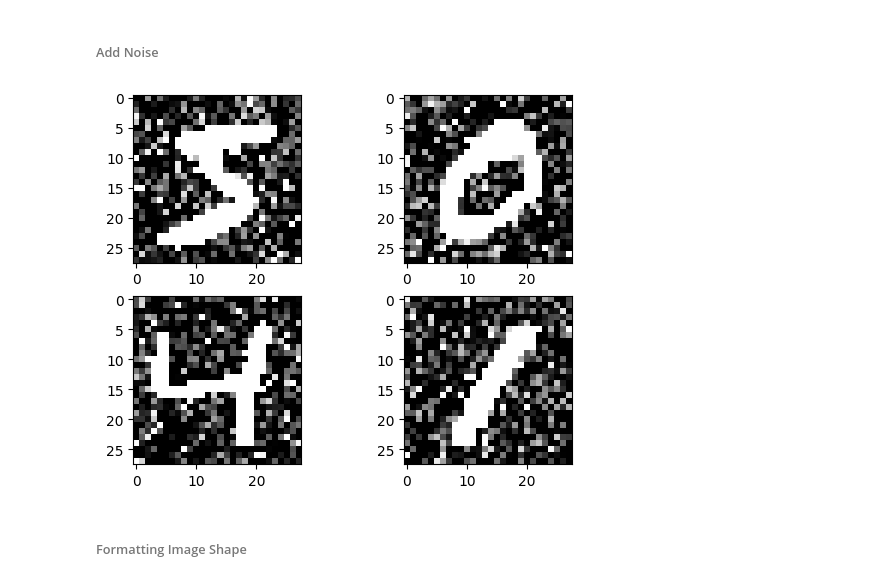
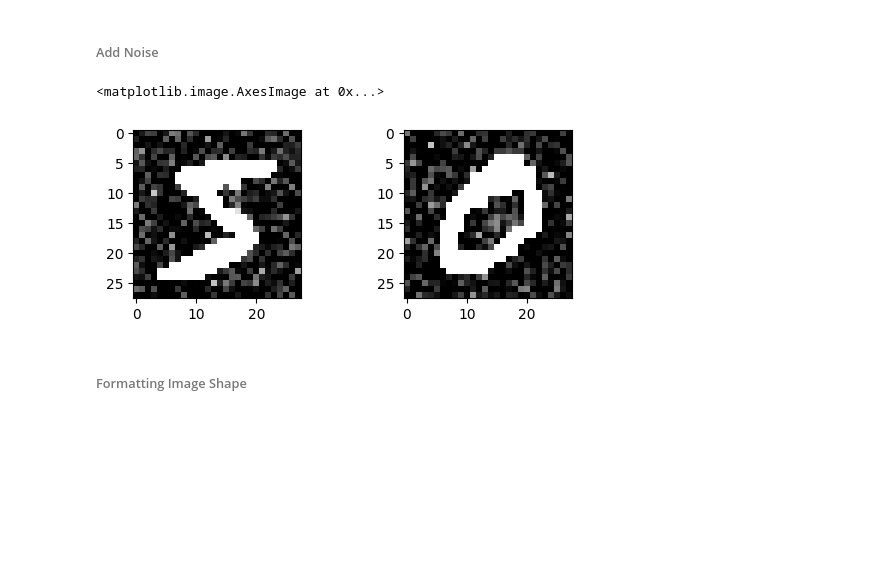
Before and after one commit to adi-ghosh/DAENoiseProfile, a Jupyter notebook: Noise Profile.ipynb, the cells around one changed output. Cells and saved outputs as stored; diff of their text form; code cells hidden in the pictures; blank space fills up the shorter version.

Commit message:
Update Noise Profile.ipynb
Added Zahra code for Gaussian and S&P noise

```diff
--- a/Noise Profile.ipynb
+++ b/Noise Profile.ipynb
@@ -46,22 +47,27 @@ plt.show()
 ###### Add Noise
 # %%
 noise_factor = 0.25
+# Add Gaussian noise
 MNIST_x_train_guassian = MNIST_X_train + noise_factor * numpy.random.normal(loc=0.0, scale=1.0, size=MNIST_X_train.shape)
 MNIST_x_test_guassian = MNIST_X_test + noise_factor * numpy.random.normal(loc=0.0, scale=1.0, size=MNIST_X_test.shape)
+
+# Clip values to be between 0 and 1
 MNIST_x_train_guassian = numpy.clip(MNIST_x_train_guassian, 0., 1.)
 MNIST_x_test_guassian = numpy.clip(MNIST_x_test_guassian, 0., 1.)
+
+# Reshape the data for visualization
+MNIST_x_train_guassian_reshaped = MNIST_x_train_guassian.reshape(-1, 28, 28)
+MNIST_x_test_guassian_reshaped = MNIST_x_test_guassian.reshape(-1, 28, 28)
+
+# Visualize the noisy data
 plt.subplot(221)
-plt.imshow(MNIST_x_train_guassian[0], cmap=plt.get_cmap('gray'))
+plt.imshow(MNIST_x_train_guassian_reshaped[0], cmap=plt.get_cmap('gray'))
 plt.subplot(222)
-plt.imshow(MNIST_x_train_guassian[1], cmap=plt.get_cmap('gray'))
-plt.subplot(223)
-plt.imshow(MNIST_x_train_guassian[2], cmap=plt.get_cmap('gray'))
-plt.subplot(224)
-plt.imshow(MNIST_x_train_guassian[3], cmap=plt.get_cmap('gray'))
-# show the plot
-plt.show()
+plt.imshow(MNIST_x_train_guassian_reshaped[1], cmap=plt.get_cmap('gray'))
+# ... and so on for other subplots
 # %% [output]
+<matplotlib.image.AxesImage at 0x...>
-[figure, old version]
+[figure, new version]
 # %% [markdown]
 ###### Formatting Image Shape
 # %%
```
Also changed, not shown: parts of 5 cells of this notebook.
